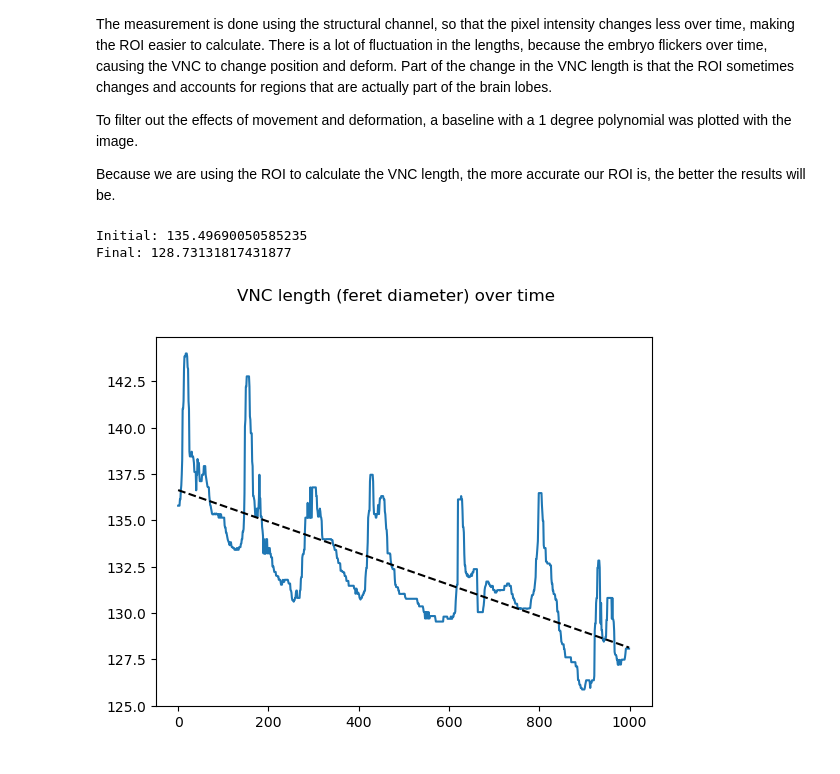
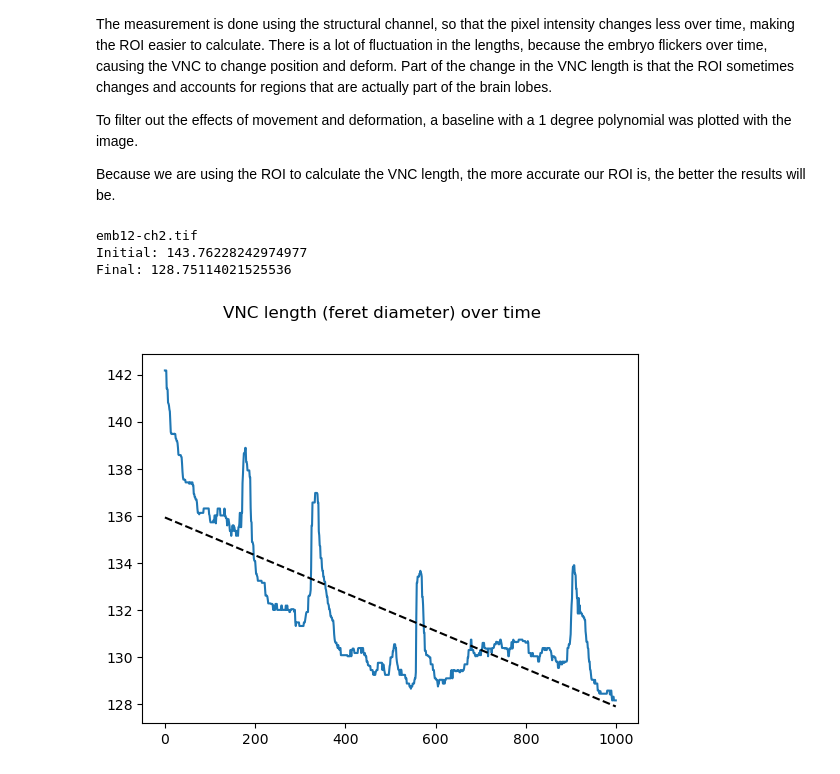
Before and after one commit to ACRLab/snazzy, a Jupyter notebook: notebooks/vnc-length.ipynb, the cells around one changed output. Saved outputs shown, nothing was run; the diff lists cells and outputs as text; code cells hidden in the pictures.

```diff
--- a/notebooks/vnc-length.ipynb
+++ b/notebooks/vnc-length.ipynb
@@ -33,19 +34,22 @@ base_dir = "/home/cdp58/Documents/repos/pasnascope_analysis/data/embryos/"
 # All structural channel movies end with the suffix ch2
 filenames = [f for f in sorted(os.listdir(base_dir)) if f.endswith('ch2.tif')]
 # %%
-img = imread(base_dir + filenames[0], key=range(0,1000))
+i = 1
+img = imread(base_dir + filenames[i], key=range(0,1000))
 
 img_roi = roi.get_roi(img)
 vnc_lengths = activity.measure_VNC(img_roi)
 
 initial_length = np.average(vnc_lengths[:5])
 final_length = np.average(vnc_lengths[-5:])
 
+print(filenames[i])
 print(f'Initial: {initial_length}')
 print(f'Final: {final_length}')
 
 activity.plot_VNC_measures(img_roi)
 # %% [output]
-Initial: 135.49690050585235
-Final: 128.73131817431877
+emb12-ch2.tif
+Initial: 143.76228242974977
+Final: 128.75114021525536
-[figure, old version]
+[figure, new version]
```
Also changed, not shown: parts of 1 cell of this notebook, 3 other files.
